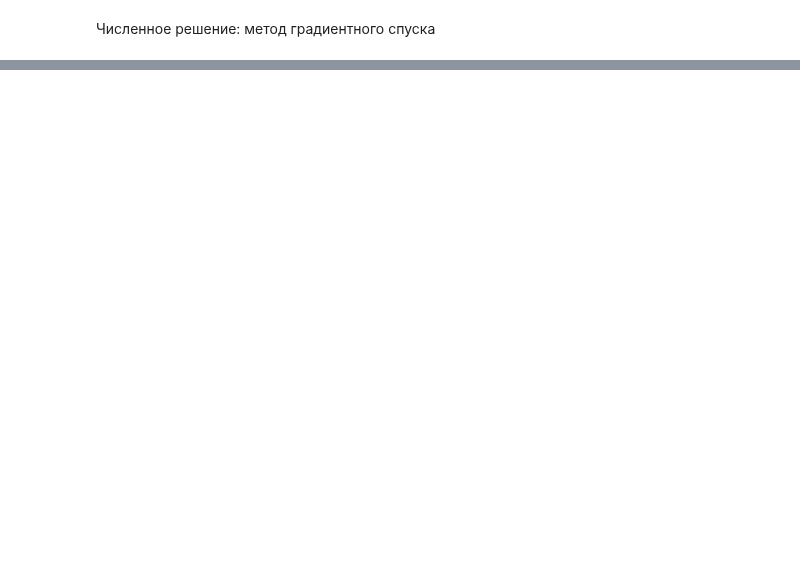
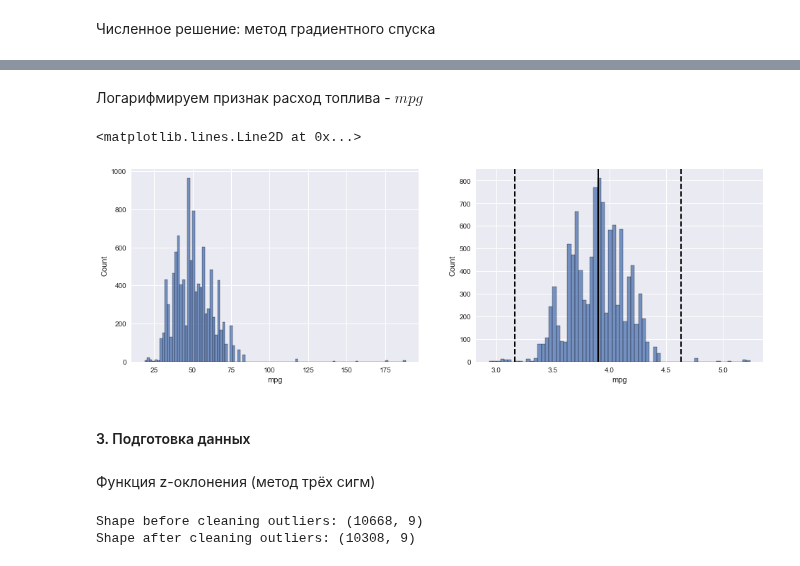
Before and after one commit to DmitriySky47/sf_data_science, a Jupyter notebook: Skillfactory/ML_2_Обучение_с_учителем_Регрессия/practice.ipynb, the cells around one changed output, grey strips where cells are left out. Drawn from its saved outputs; the diff is of its cells as text; code cells hidden in the pictures; blank space fills up the shorter version.

```diff
--- a/Skillfactory/ML_2_Обучение_с_учителем_Регрессия/practice.ipynb
+++ b/Skillfactory/ML_2_Обучение_с_учителем_Регрессия/practice.ipynb
@@ -148,0 +251,21 @@ Testt MAPE: 12.876
+# %% [markdown]
+Логарифмируем признак расход топлива - $mpg$
+# %%
+# построим два графика по признаку mpg: 1-пробег как есть и 2-логорифмированный пробег
+
+fig, axes = plt.subplots(1, 2, figsize=(16, 5))
+sns.histplot(data=temp_data, x='mpg', ax=axes[0]);
+
+log_mpg = np.log(temp_data['mpg']) # логорифмируем mileage
+
+sns.histplot(data=log_mpg, ax=axes[1]);
+axes[1].axvline(log_mpg.mean(), color='k', lw=2) # строим линию по средней mieage
+axes[1].axvline(log_mpg.mean()+3 *log_mpg.std(), color='k', ls='--', lw=2) # строим квартиль 75% по методу 3-х сигм
+axes[1].axvline(log_mpg.mean()-3 *log_mpg.std(), color='k', ls='--', lw=2) # строим квартиль 25% по методу 3-х сигм
+# %% [output]
+<matplotlib.lines.Line2D at 0x...>
+[figure, added]
+# %% [markdown]
+#### 3. Подготовка данных
+# %% [markdown]
+Функция z-оклонения (метод трёх сигм)
@@ -148,0 +286,11 @@ Testt MAPE: 12.876
+# %%
+# убираем выбросы в следующем порядке: цена, пробег, расход топлива
+outliers, temp_cleaned = outliers_z_score(temp_data, 'price', log_scale=True) #включаем логорифмическое масштабирование
+outliers, temp_cleaned = outliers_z_score(temp_cleaned, 'mileage', log_scale=True)
+outliers, temp_cleaned = outliers_z_score(temp_cleaned, 'mpg', log_scale=True)
+
+print(f'Shape before cleaning outliers: {temp_data.shape}')
+print(f'Shape after cleaning outliers: {temp_cleaned.shape}')
+# %% [output]
+Shape before cleaning outliers: (10668, 9)
+Shape after cleaning outliers: (10308, 9)
```
Also changed, not shown: parts of 45 cells of this notebook, 4 other files.
